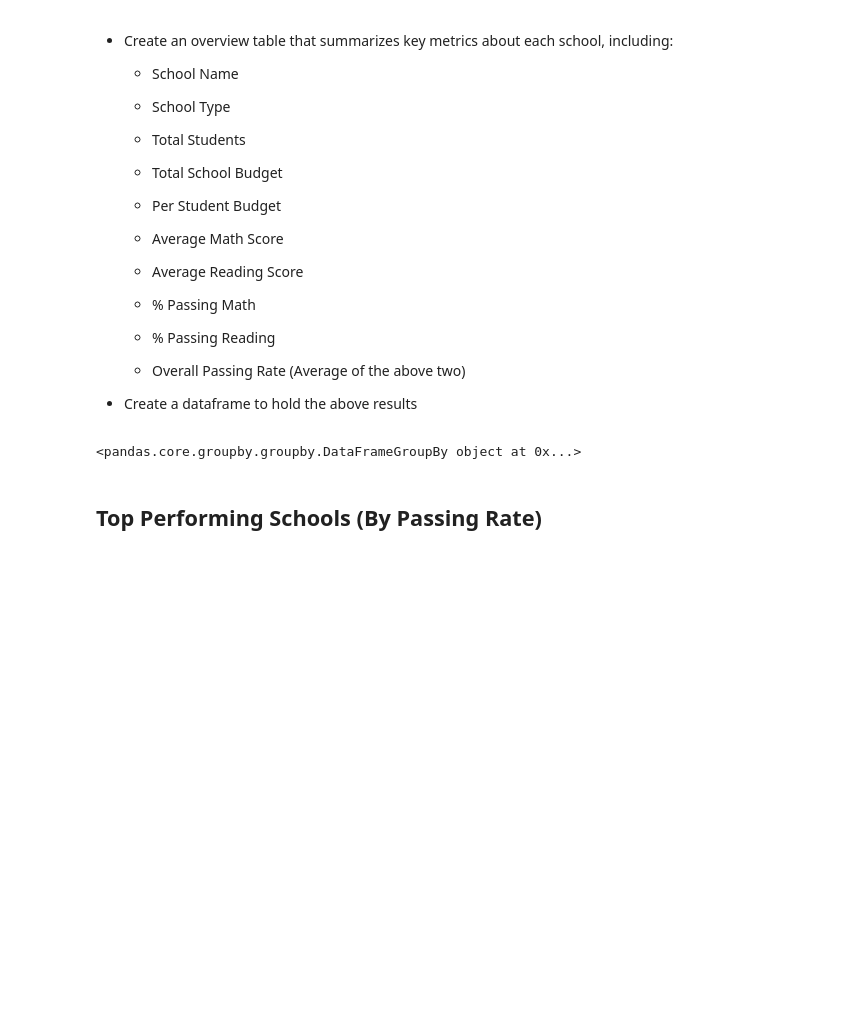
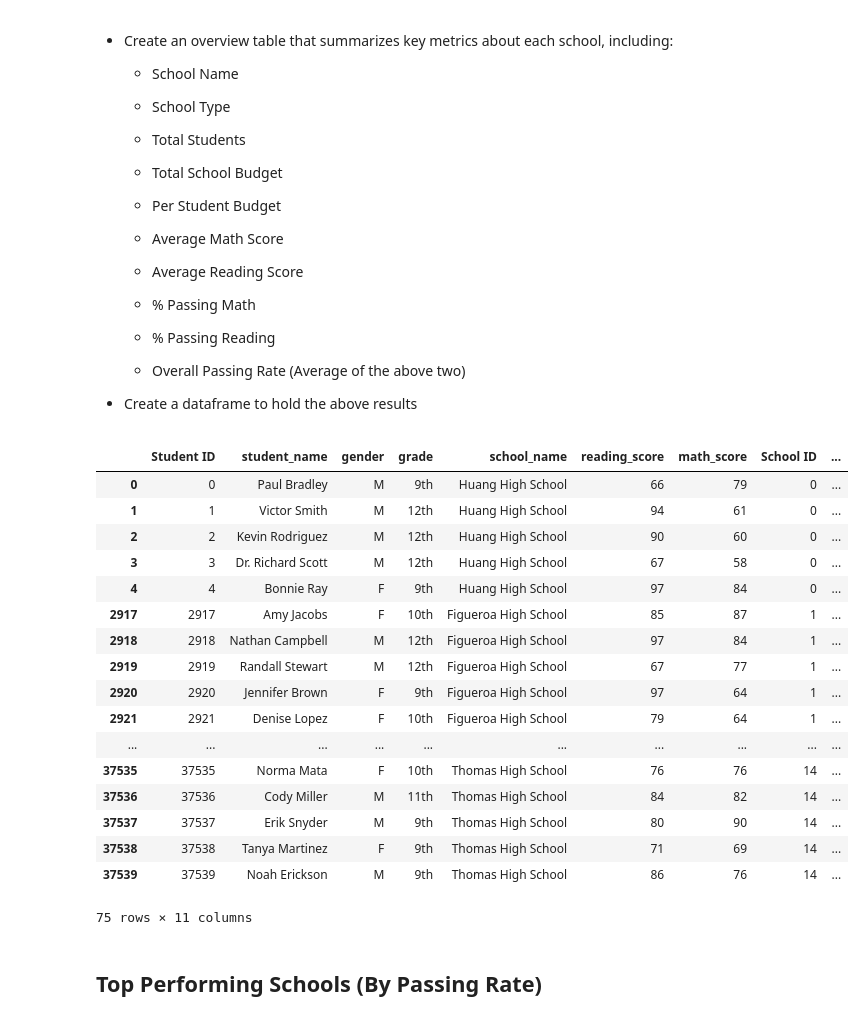
Before and after one commit to Chrislaw704/JupyterNotebookHW, a Jupyter notebook: PyCitySchoolsHW.ipynb, the cells around one changed output. Saved outputs shown, nothing was run; the diff lists cells and outputs as text; code cells hidden in the pictures; blank space fills up the shorter version.

Commit message:
Fixed groupby problem

```diff
--- a/PyCitySchoolsHW.ipynb
+++ b/PyCitySchoolsHW.ipynb
@@ -118,9 +118,26 @@ summary_table
 # %%
 #Group by school_name column
 school_groups = school_data_complete_df.groupby("school_name")
-school_groups
+school_groups.head()
 # %% [output]
+|  | Student ID | student_name | gender | grade | school_name | reading_score | math_score | School ID | ... |
+| 0 | 0 | Paul Bradley | M | 9th | Huang High School | 66 | 79 | 0 | ... |
+| 1 | 1 | Victor Smith | M | 12th | Huang High School | 94 | 61 | 0 | ... |
+| 2 | 2 | Kevin Rodriguez | M | 12th | Huang High School | 90 | 60 | 0 | ... |
+| 3 | 3 | Dr. Richard Scott | M | 12th | Huang High School | 67 | 58 | 0 | ... |
+| 4 | 4 | Bonnie Ray | F | 9th | Huang High School | 97 | 84 | 0 | ... |
+| 2917 | 2917 | Amy Jacobs | F | 10th | Figueroa High School | 85 | 87 | 1 | ... |
+| 2918 | 2918 | Nathan Campbell | M | 12th | Figueroa High School | 97 | 84 | 1 | ... |
+| 2919 | 2919 | Randall Stewart | M | 12th | Figueroa High School | 67 | 77 | 1 | ... |
+| 2920 | 2920 | Jennifer Brown | F | 9th | Figueroa High School | 97 | 64 | 1 | ... |
+| 2921 | 2921 | Denise Lopez | F | 10th | Figueroa High School | 79 | 64 | 1 | ... |
+| ... | ... | ... | ... | ... | ... | ... | ... | ... | ... |
+| 37535 | 37535 | Norma Mata | F | 10th | Thomas High School | 76 | 76 | 14 | ... |
+| 37536 | 37536 | Cody Miller | M | 11th | Thomas High School | 84 | 82 | 14 | ... |
+| 37537 | 37537 | Erik Snyder | M | 9th | Thomas High School | 80 | 90 | 14 | ... |
+| 37538 | 37538 | Tanya Martinez | F | 9th | Thomas High School | 71 | 69 | 14 | ... |
+| 37539 | 37539 | Noah Erickson | M | 9th | Thomas High School | 86 | 76 | 14 | ... |
-<pandas.core.groupby.groupby.DataFrameGroupBy object at 0x...>
+75 rows × 11 columns
 # %%
 #School Name
 #school_name = school_data_complete_df["school_name"]
```
